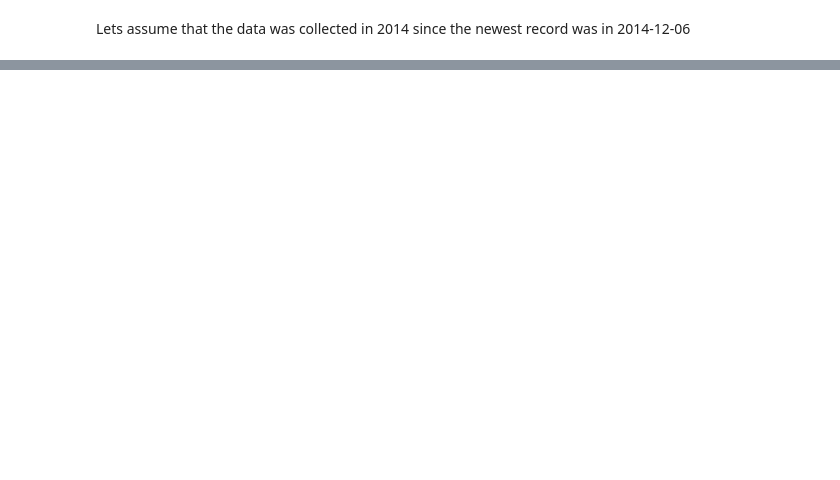
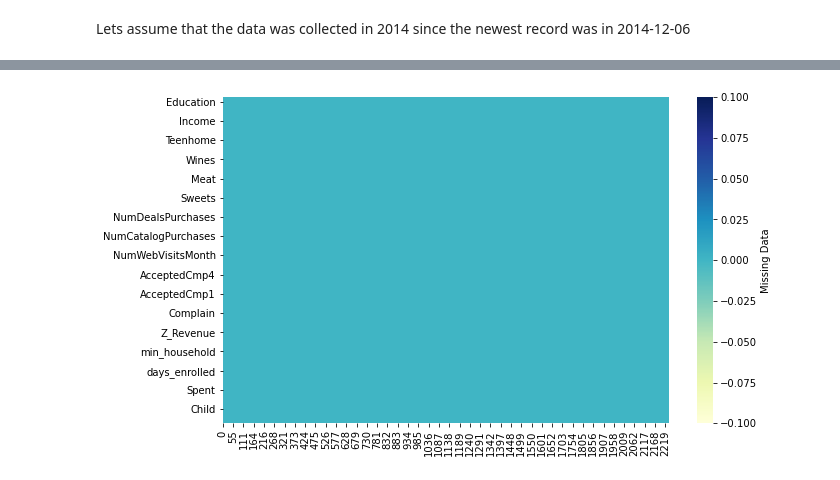
Before and after one commit to XuAnZ0717/XuAnZ, a Jupyter notebook: Customer Segmentation on Clustering Algorithms-checkpoint.ipynb, the cells around one changed output, grey strips where cells are left out. Drawn from its saved outputs; the diff is of its cells as text; code cells hidden in the pictures; blank space fills up the shorter version.

```diff
--- a/Customer Segmentation on Clustering Algorithms-checkpoint.ipynb
+++ b/Customer Segmentation on Clustering Algorithms-checkpoint.ipynb
@@ -445,0 +491,9 @@ There are primarily two ways to deal with missing values:
+# %%
+cust_data['Income'] = cust_data['Income'].fillna(cust_data.groupby
+                                                ('Education')['Income'].transform('mean'))
+count = 0
+for col in cust_data.columns:
+    print(f"Columns '{col}' has {cust_data[col].isnull().sum()} missing values")
+    count =1
+if not count:
+    print('No missing values are present in the customer data')
@@ -445,0 +518,8 @@ There are primarily two ways to deal with missing values:
+# %%
+plt.figure(figsize=(10,6))
+sns.heatmap(cust_data.isna().transpose(),
+            cmap="YlGnBu",
+            cbar_kws={'label': 'Missing Data'})
+plt.savefig("visualizing_missing_data_with_heatmap_Seaborn_Python.png", dpi=100)
+# %% [output]
+[figure, added]
```
Also changed, not shown: parts of 37 cells of this notebook.
